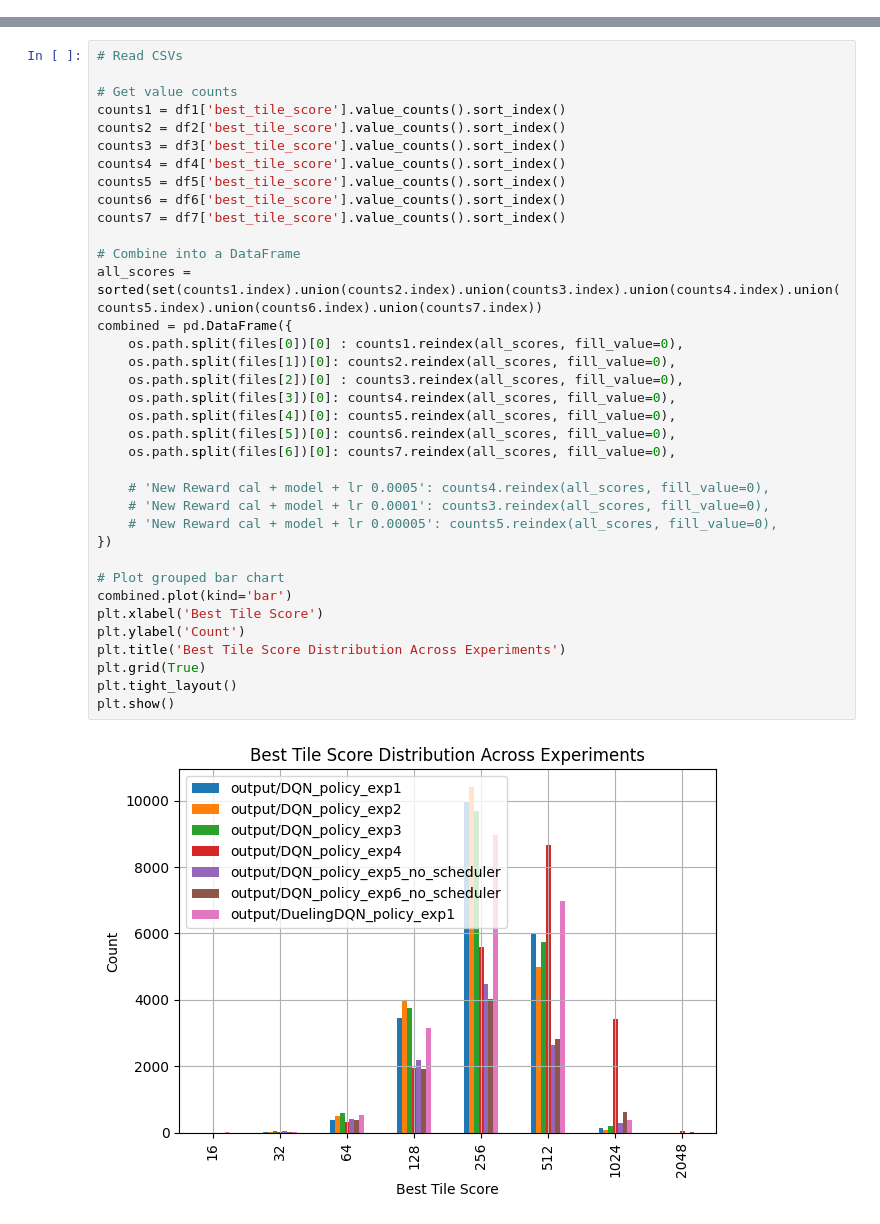
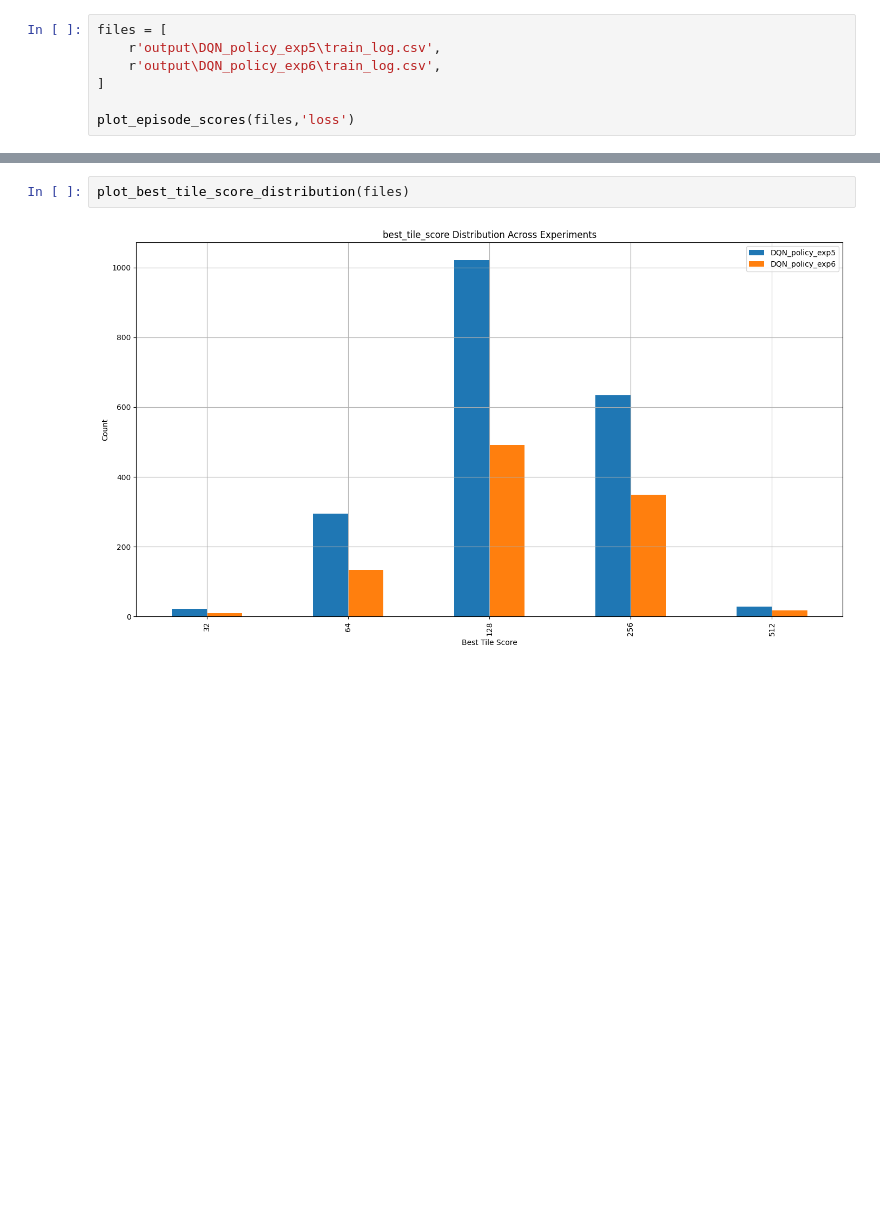
Before and after one commit to HBBEEP/DRL_FinalProject, a Jupyter notebook: plot.ipynb, the cells around one changed output, grey strips where cells are left out. Drawn from its saved outputs; the diff is of its cells as text; blank space fills up the shorter version.

```diff
--- a/plot.ipynb
+++ b/plot.ipynb
@@ -68,0 +115,7 @@ plt.show()
+# %%
+files = [
+    r'output\DQN_policy_exp5\train_log.csv',
+    r'output\DQN_policy_exp6\train_log.csv',
+]
+
+plot_episode_scores(files,'loss')
@@ -89,38 +128,4 @@ plt.show()
 # %%
-# Read CSVs
-
-# Get value counts
-counts1 = df1['best_tile_score'].value_counts().sort_index()
-counts2 = df2['best_tile_score'].value_counts().sort_index()
-counts3 = df3['best_tile_score'].value_counts().sort_index()
-counts4 = df4['best_tile_score'].value_counts().sort_index()
-counts5 = df5['best_tile_score'].value_counts().sort_index()
-counts6 = df6['best_tile_score'].value_counts().sort_index()
-counts7 = df7['best_tile_score'].value_counts().sort_index()
-
-# Combine into a DataFrame
-all_scores = sorted(set(counts1.index).union(counts2.index).union(counts3.index).union(counts4.index).union(counts5.index).union(counts6.index).union(counts7.index))
-combined = pd.DataFrame({
-    os.path.split(files[0])[0] : counts1.reindex(all_scores, fill_value=0),
-    os.path.split(files[1])[0]: counts2.reindex(all_scores, fill_value=0),
-    os.path.split(files[2])[0] : counts3.reindex(all_scores, fill_value=0),
-    os.path.split(files[3])[0]: counts4.reindex(all_scores, fill_value=0),
-    os.path.split(files[4])[0]: counts5.reindex(all_scores, fill_value=0),
-    os.path.split(files[5])[0]: counts6.reindex(all_scores, fill_value=0),
-    os.path.split(files[6])[0]: counts7.reindex(all_scores, fill_value=0),
-
-    # 'New Reward cal + model + lr 0.0005': counts4.reindex(all_scores, fill_value=0),
-    # 'New Reward cal + model + lr 0.0001': counts3.reindex(all_scores, fill_value=0),
-    # 'New Reward cal + model + lr 0.00005': counts5.reindex(all_scores, fill_value=0),
-})
-
-# Plot grouped bar chart
-combined.plot(kind='bar')
-plt.xlabel('Best Tile Score')
-plt.ylabel('Count')
-plt.title('Best Tile Score Distribution Across Experiments')
-plt.grid(True)
-plt.tight_layout()
-plt.show()
+plot_best_tile_score_distribution(files)
 # %% [output]
-[figure, old version]
+[figure, new version]
```
Also changed, not shown: parts of 5 cells of this notebook.
